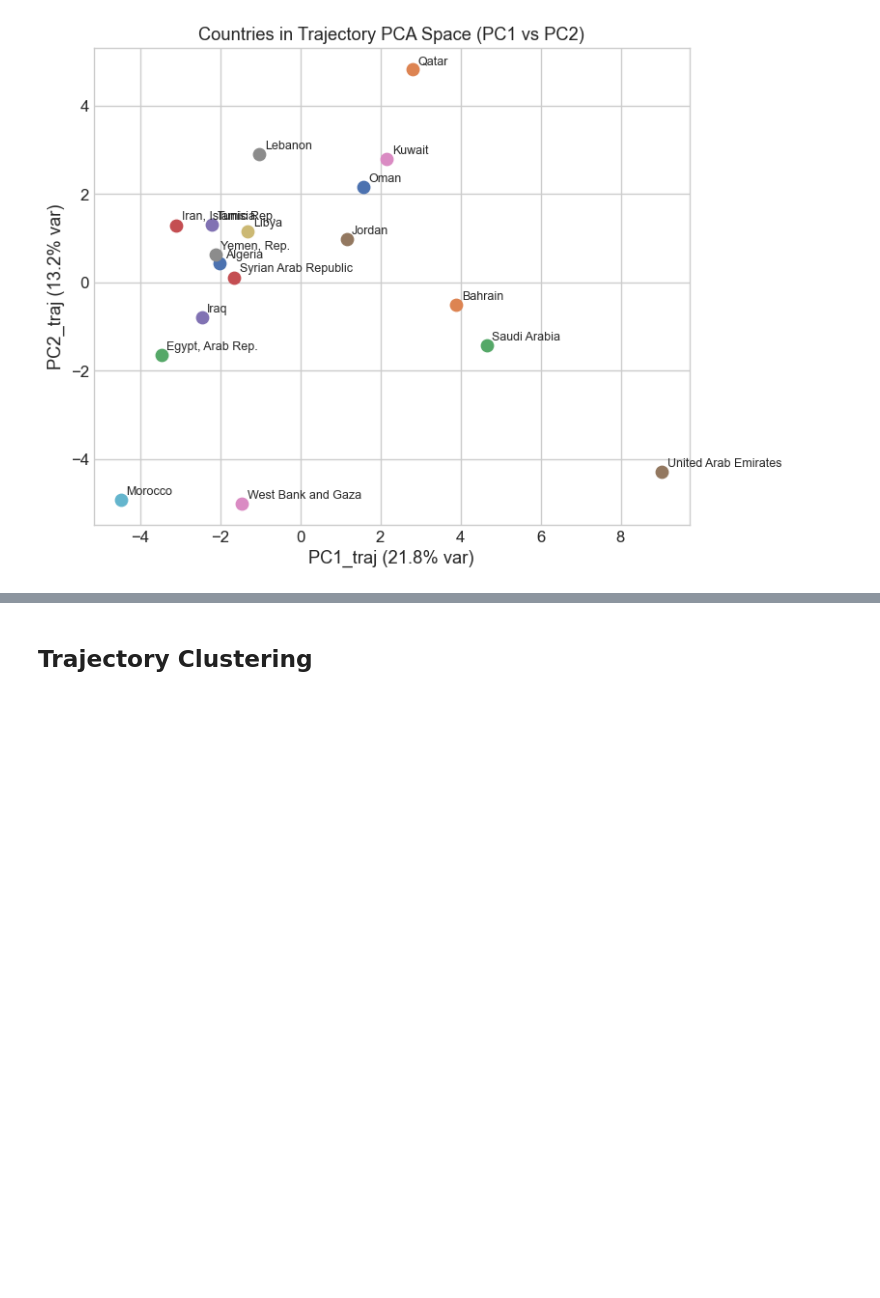
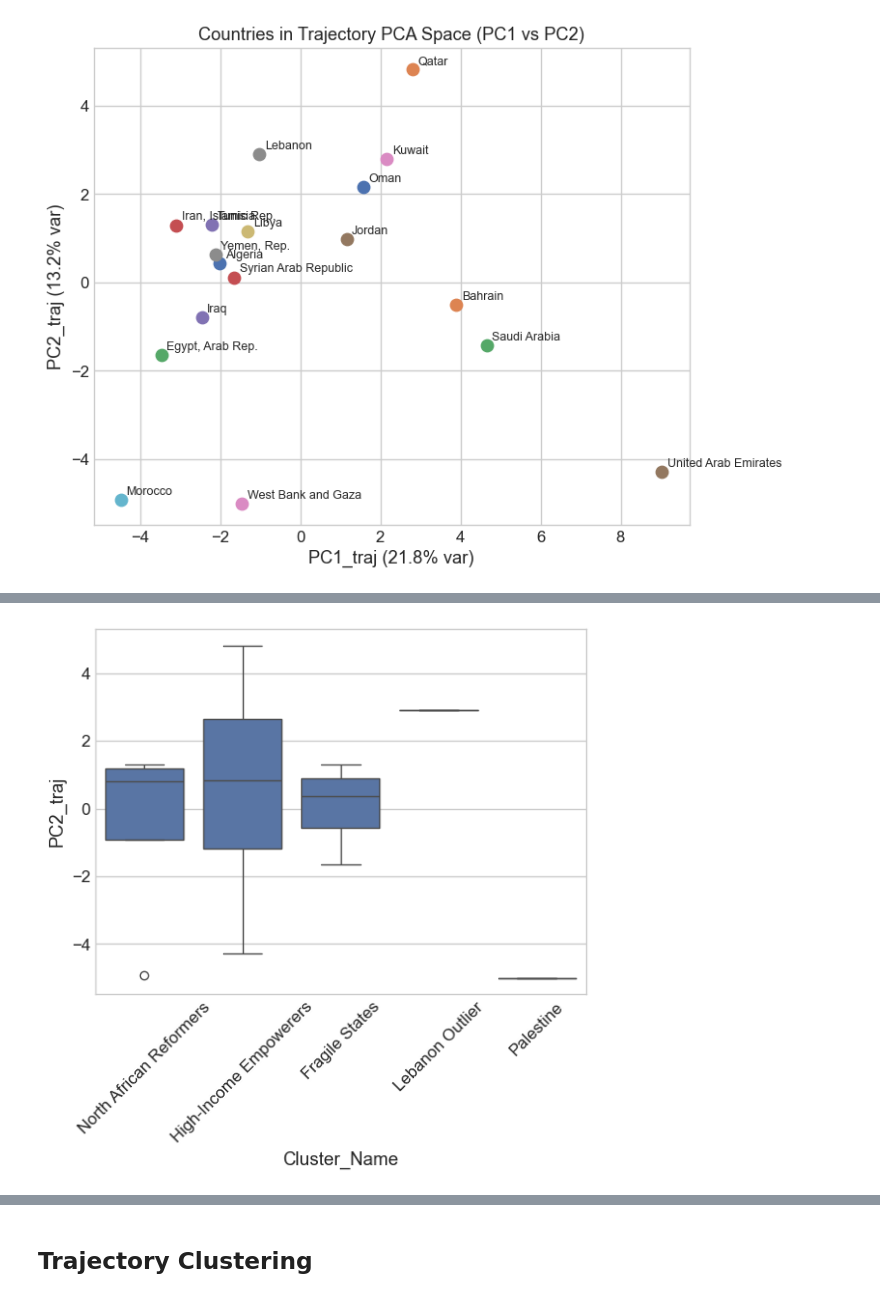
Before and after one commit to daniehben/worldbank-api-pipeline, a Jupyter notebook: notebooks/traj_Clustering.ipynb, the cells around one changed output, grey strips where cells are left out. Saved outputs shown, nothing was run; the diff lists cells and outputs as text; code cells hidden in the pictures; blank space fills up the shorter version.

```diff
--- a/notebooks/traj_Clustering.ipynb
+++ b/notebooks/traj_Clustering.ipynb
@@ -408,0 +468,10 @@ plt.show()
+# %%
+sns.boxplot(
+    data=merged,
+    x="Cluster_Name",
+    y="PC2_traj"
+)
+plt.xticks(rotation=45)
+plt.show()
+# %% [output]
+[figure, added]
```
Also changed, not shown: parts of 39 cells of this notebook, 2 other files.
